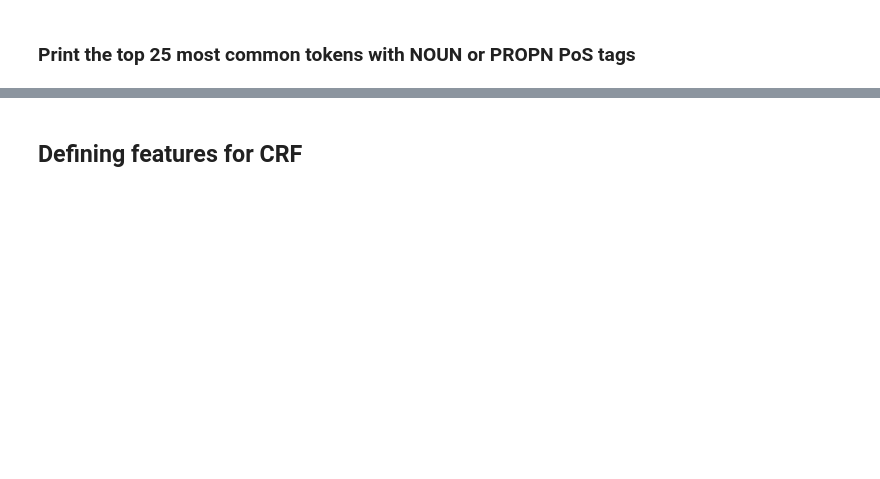
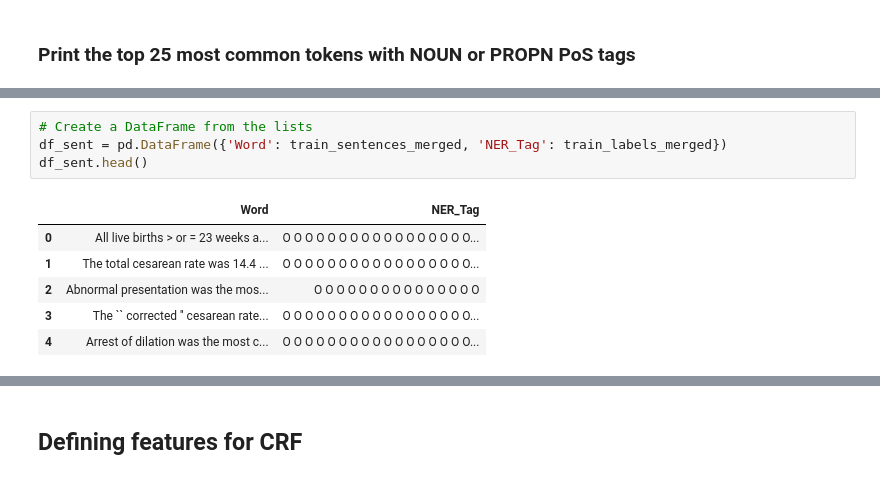
Before and after one commit to AmarjitMahadik007/Syntactic-Processing, a Jupyter notebook: Assignment.ipynb, the cells around one changed output, grey strips where cells are left out. Saved outputs shown, nothing was run; the diff lists cells and outputs as text; blank space fills up the shorter version.

```diff
--- a/Assignment.ipynb
+++ b/Assignment.ipynb
@@ -148,0 +255,11 @@ We will first explore what are the various concepts present in the dataset. For
+# %%
+# Create a DataFrame from the lists
+df_sent = pd.DataFrame({'Word': train_sentences_merged, 'NER_Tag': train_labels_merged})
+df_sent.head()
+# %% [output]
+|  | Word | NER_Tag |
+| 0 | All live births > or = 23 weeks a... | O O O O O O O O O O O O O O O O O... |
+| 1 | The total cesarean rate was 14.4 ... | O O O O O O O O O O O O O O O O O... |
+| 2 | Abnormal presentation was the mos... | O O O O O O O O O O O O O O O |
+| 3 | The `` corrected '' cesarean rate... | O O O O O O O O O O O O O O O O O... |
+| 4 | Arrest of dilation was the most c... | O O O O O O O O O O O O O O O O O... |
```
Also changed, not shown: parts of 25 cells of this notebook.
